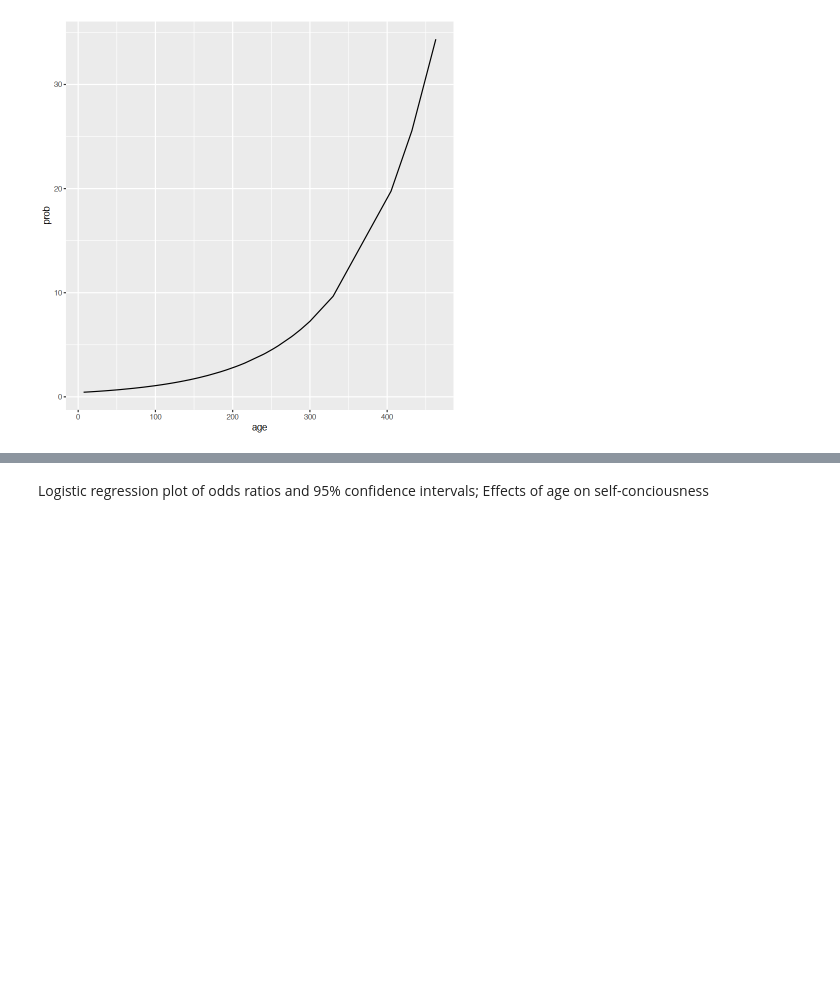
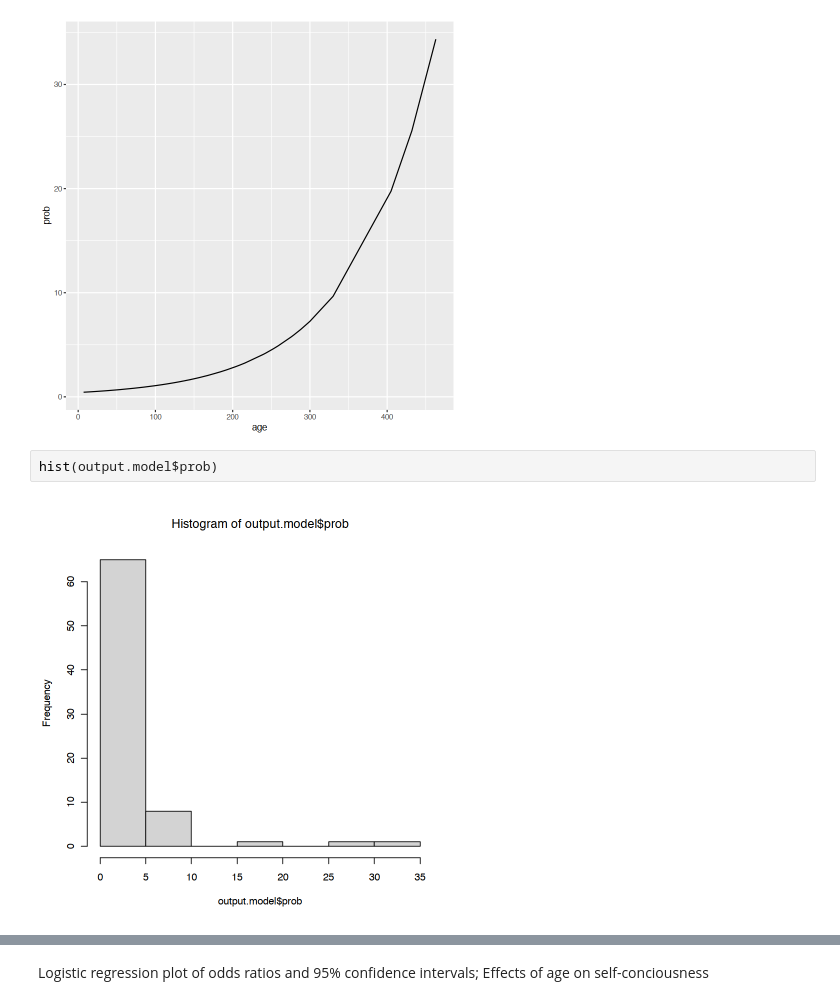
Before and after one commit to norberello/age-and-consciousness-in-chimps, a Jupyter notebook: Pan conciousness.ipynb, the cells around one changed output, grey strips where cells are left out. Cells and saved outputs as stored; diff of their text form; blank space fills up the shorter version.

```diff
--- a/Pan conciousness.ipynb
+++ b/Pan conciousness.ipynb
@@ -243,6 +275,10 @@ ggplot(data=output.model,aes(age,.fitted))+geom_line()
 ggplot(data=output.model,aes(age,prob))+geom_line()#in %?
 # %% [output]
 [figure]
+# %%
+hist(output.model$prob)
+# %% [output]
+[figure, added]
 # %%
 #another way
 fit <- model.both
```
Also changed, not shown: parts of 18 cells of this notebook.
